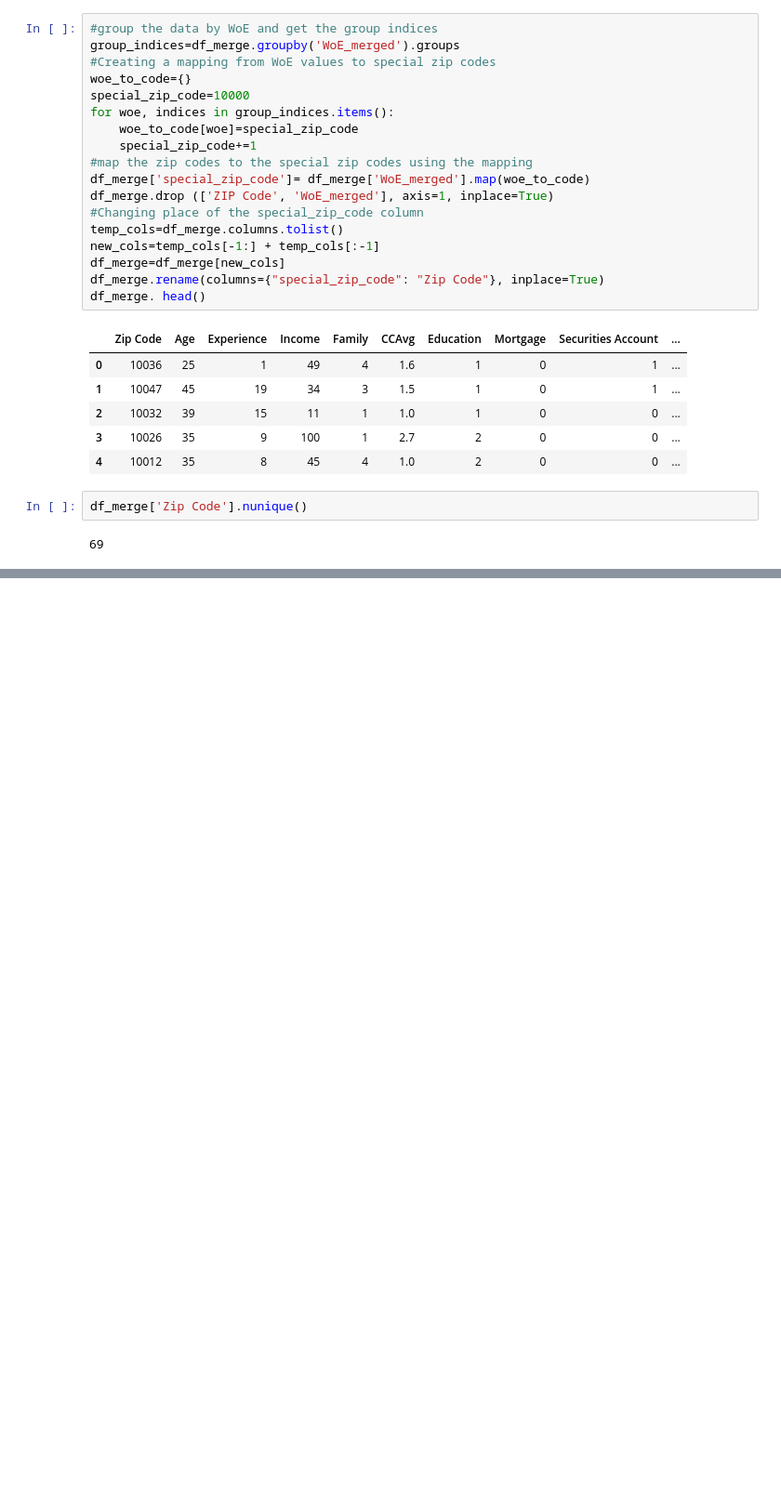
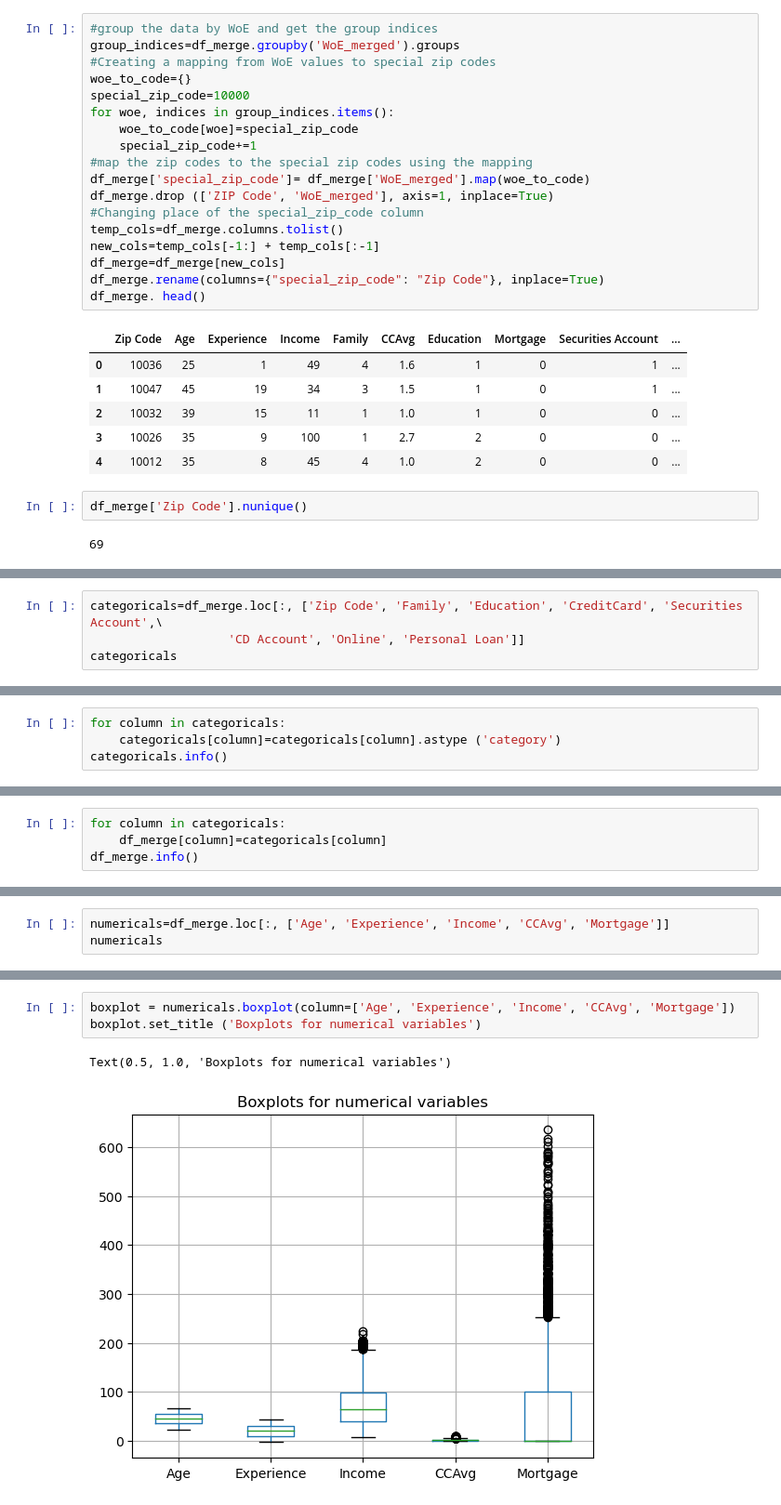
Before and after one commit to MostafaGorgani/Classification-models-for-personal-loan-customers, a Jupyter notebook: Bank personal loan modelling-April2023.ipynb, the cells around one changed output, grey strips where cells are left out. Shown at 93% size. Saved outputs shown, nothing was run; the diff lists cells and outputs as text; blank space fills up the shorter version.

Commit message:
Exploring dependent and independent variables

```diff
--- a/Bank personal loan modelling-April2023.ipynb
+++ b/Bank personal loan modelling-April2023.ipynb
@@ -210,0 +254,4 @@ df_merge['Zip Code'].nunique()
+# %%
+categoricals=df_merge.loc[:, ['Zip Code', 'Family', 'Education', 'CreditCard', 'Securities Account',\
+                   'CD Account', 'Online', 'Personal Loan']]
+categoricals
@@ -210,0 +276,4 @@ df_merge['Zip Code'].nunique()
+# %%
+for column in categoricals:
+    categoricals[column]=categoricals[column].astype ('category')
+categoricals.info()
@@ -210,0 +296,4 @@ df_merge['Zip Code'].nunique()
+# %%
+for column in categoricals:
+    df_merge[column]=categoricals[column]
+df_merge.info()
@@ -210,0 +325,3 @@ df_merge['Zip Code'].nunique()
+# %%
+numericals=df_merge.loc[:, ['Age', 'Experience', 'Income', 'CCAvg', 'Mortgage']]
+numericals
@@ -210,0 +376,6 @@ df_merge['Zip Code'].nunique()
+# %%
+boxplot = numericals.boxplot(column=['Age', 'Experience', 'Income', 'CCAvg', 'Mortgage'])
+boxplot.set_title ('Boxplots for numerical variables')
+# %% [output]
+Text(0.5, 1.0, 'Boxplots for numerical variables')
+[figure, added]
```
Also changed, not shown: parts of 25 cells of this notebook.
